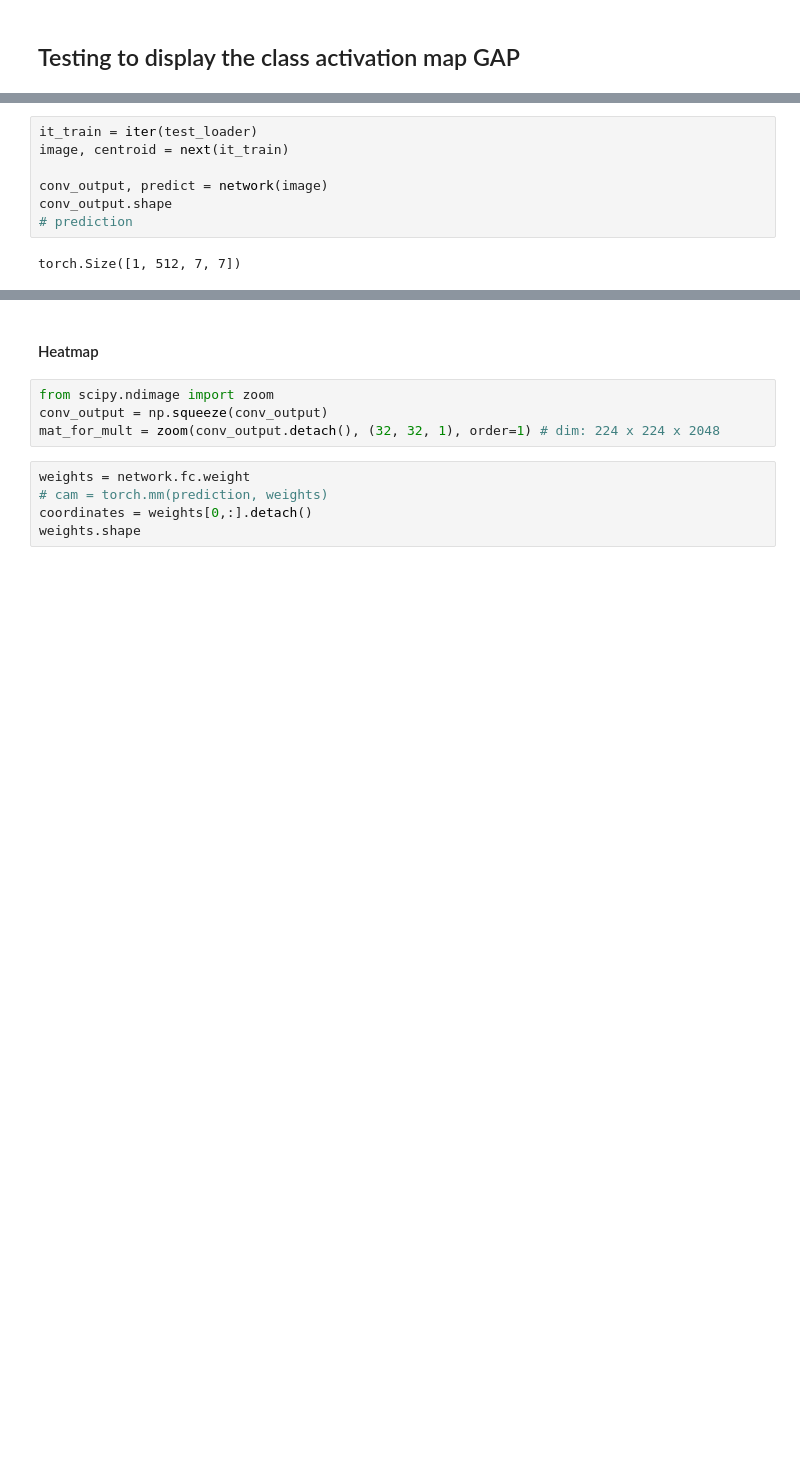
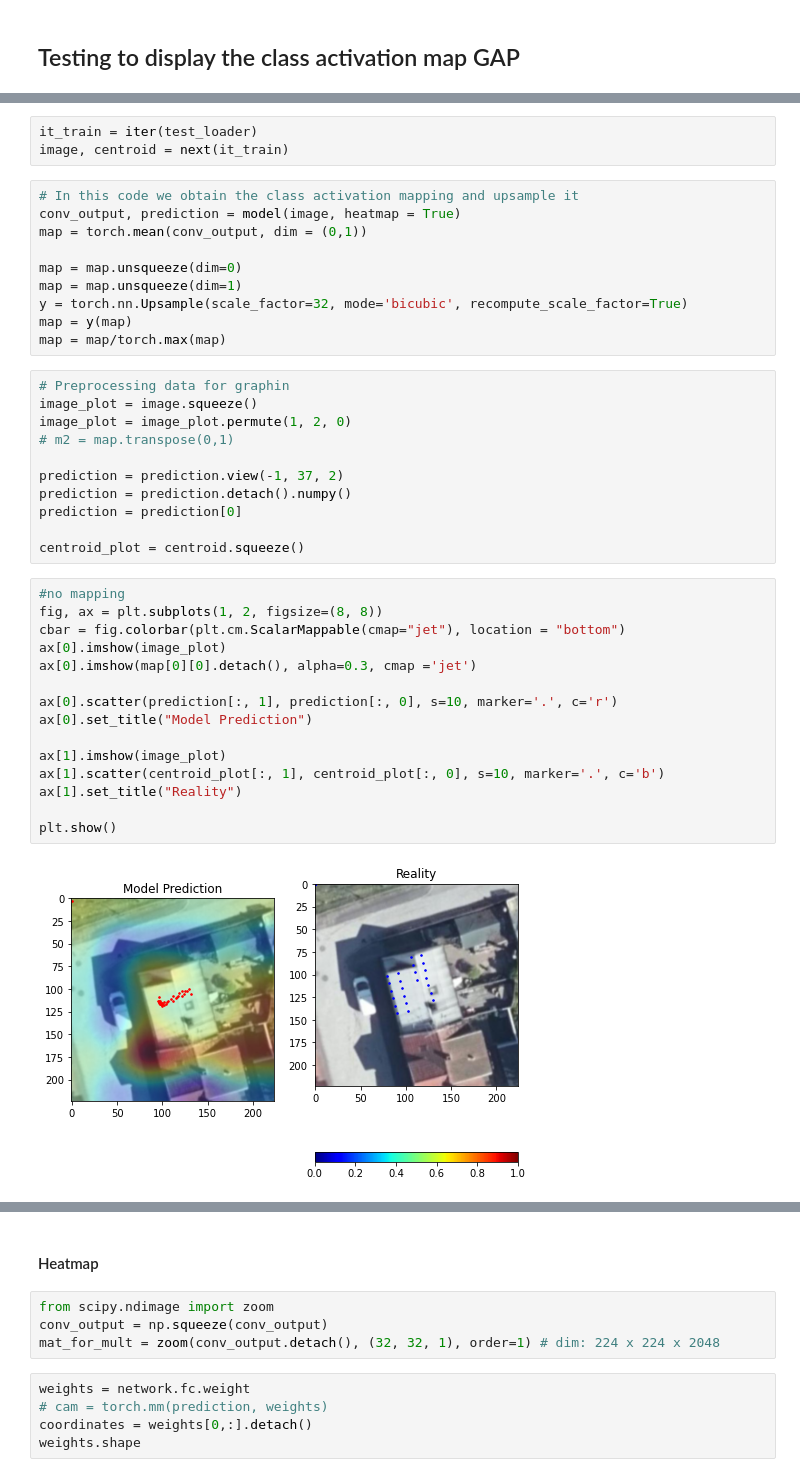
Before and after one commit to WizenPainter/autotetris, a Jupyter notebook: individual_tests/alejandro/alejandro_test.ipynb, the cells around one changed output, grey strips where cells are left out. Drawn from its saved outputs; the diff is of its cells as text; blank space fills up the shorter version.

```diff
--- a/individual_tests/alejandro/alejandro_test.ipynb
+++ b/individual_tests/alejandro/alejandro_test.ipynb
@@ -277,11 +284,43 @@ num_epochs = 5
 # %%
 it_train = iter(test_loader)
 image, centroid = next(it_train)
-
-conv_output, predict = network(image)
-conv_output.shape
-# prediction
-# %% [output]
-torch.Size([1, 512, 7, 7])
+# %%
+# In this code we obtain the class activation mapping and upsample it
+conv_output, prediction = model(image, heatmap = True)
+map = torch.mean(conv_output, dim = (0,1))
+
+map = map.unsqueeze(dim=0)
+map = map.unsqueeze(dim=1)
+y = torch.nn.Upsample(scale_factor=32, mode='bicubic', recompute_scale_factor=True)
+map = y(map)
+map = map/torch.max(map)
+# %%
+# Preprocessing data for graphin
+image_plot = image.squeeze()
+image_plot = image_plot.permute(1, 2, 0)
+# m2 = map.transpose(0,1)
+
+prediction = prediction.view(-1, 37, 2)
+prediction = prediction.detach().numpy()
+prediction = prediction[0]
+
+centroid_plot = centroid.squeeze()
+# %%
+#no mapping
+fig, ax = plt.subplots(1, 2, figsize=(8, 8))
+cbar = fig.colorbar(plt.cm.ScalarMappable(cmap="jet"), location = "bottom")
+ax[0].imshow(image_plot)
+ax[0].imshow(map[0][0].detach(), alpha=0.3, cmap ='jet')
+
+ax[0].scatter(prediction[:, 1], prediction[:, 0], s=10, marker='.', c='r')
+ax[0].set_title("Model Prediction")
+
+ax[1].imshow(image_plot)
+ax[1].scatter(centroid_plot[:, 1], centroid_plot[:, 0], s=10, marker='.', c='b')
+ax[1].set_title("Reality")
+
+plt.show()
+# %% [output]
+[figure, added]
 # %%
 from torchsummary import summary
```
Also changed, not shown: parts of 21 cells of this notebook, 2 other files.
